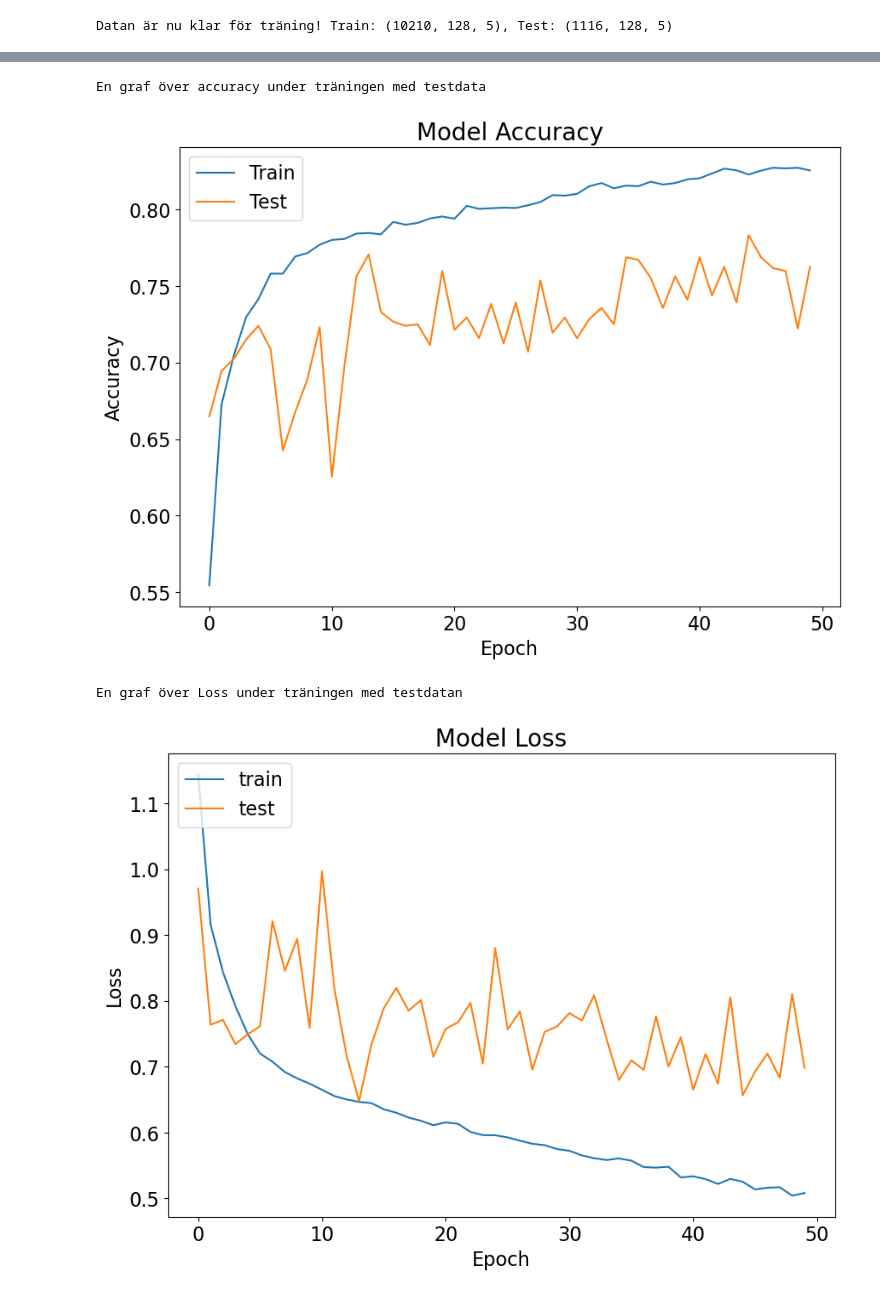
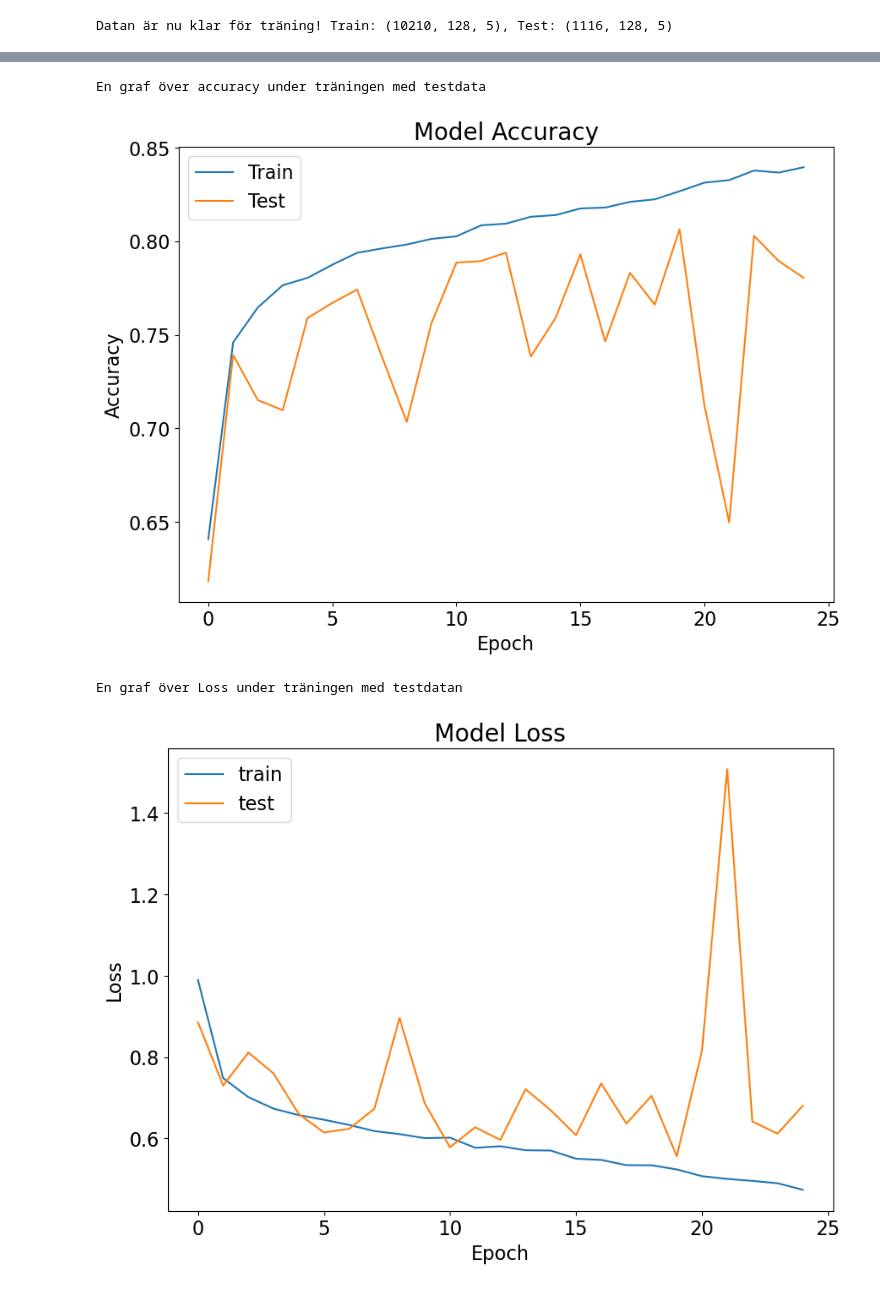
Before and after one commit to phedstroem/Ass2_GIK2JX_Group7, a Jupyter notebook: Ass2_GIK2JX_GROUP7.ipynb, the cells around one changed output, grey strips where cells are left out. Saved outputs shown, nothing was run; the diff lists cells and outputs as text; code cells hidden in the pictures.

```diff
--- a/Ass2_GIK2JX_GROUP7.ipynb
+++ b/Ass2_GIK2JX_GROUP7.ipynb
@@ -417,12 +418,12 @@ Datan är nu klar för träning! Train: (10210, 128, 5), Test: (1116, 128, 5)
 # Hyperparametrar för modellen, från GIT länken
 # epochs och batch_size flyttade jag upp
 
-batch_size = 128 # Kör X antal resor åt gången för att spara lite tid.
+batch_size = 64 # Kör X antal resor åt gången för att spara lite tid.
 kernel = 16 # filter för hur modellen tittar. Tittar nu på 16 sekvenspunkter samtidigt
 pool = 4 # Gör modellen mer robust mot brus. komprimerar info.
 stride = 1 # modellen hoppar 1 steg fram efter en sekvens.
-Drop_Out = 0.4 # modellen stänger av X % av sina egna neuroner slumpmässigt mellan varje varv. Förhindrar overfitting
-epochs = 50 # antal varv
+Drop_Out = 0.3 # modellen stänger av X % av sina egna neuroner slumpmässigt mellan varje varv. Förhindrar overfitting
+epochs = 25 # antal varv
 
 # Initiera en sekventiell modell (lager läggs till i rad, nerifrån och upp)
 model = Sequential()
@@ -477,6 +478,7 @@ model.add(Activation("relu"))
 model.add(Dense(num_class, activation='softmax'))
 
 # Funktion för att sänka learningrate efter ett bestämt antal epochs.
+# Denna använder vi inte.
 EPOCHS = 100
 def scheduler(epoch, lr):
     if epoch % EPOCHS == 0 and epoch != 0:
@@ -488,7 +490,7 @@ def scheduler(epoch, lr):
 # optimizer = Adam(lr=0.001, beta_1=0.9, beta_2=0.999, epsilon=1e-08, decay=0.0)
 # optimizer = SGD(lr=0.0001, momentum=0.9, decay=1e-4, nesterov=True)
 # optimizer = RMSprop(learning_rate=0.0005) - Gamla
-optimizer = tf.keras.optimizers.Adam(learning_rate=0.0001)
+optimizer = tf.keras.optimizers.Adam(learning_rate=0.0003)
 
 callback = tf.keras.callbacks.LearningRateScheduler(scheduler)
 
@@ -580,4 +582,4 @@ CM visuellt
 En graf över accuracy under träningen med testdata
-[figure, old version]
+[figure, new version]
 En graf över Loss under träningen med testdatan
-[figure, old version]
+[figure, new version]
```
Also changed, not shown: parts of 2 cells of this notebook.
